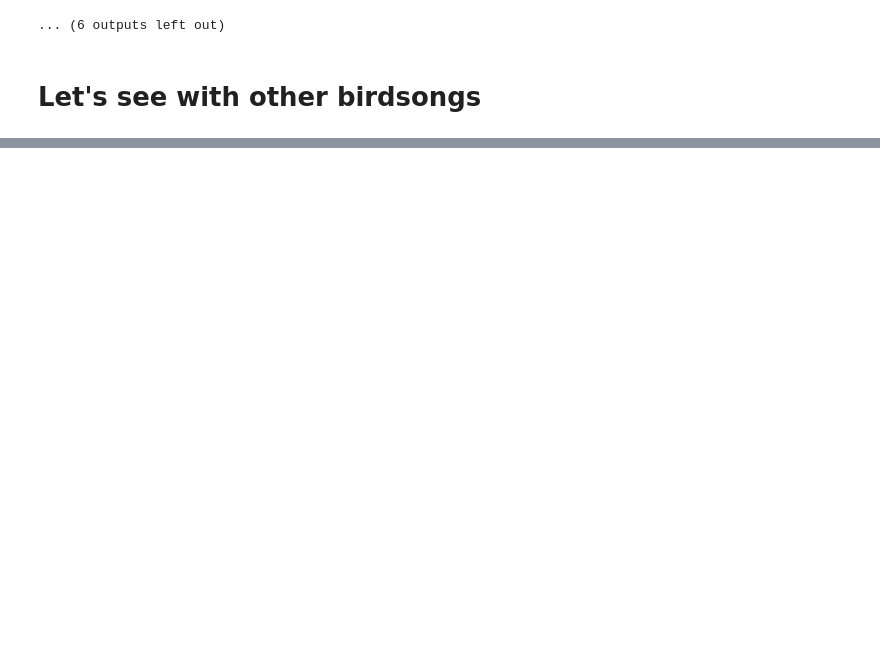
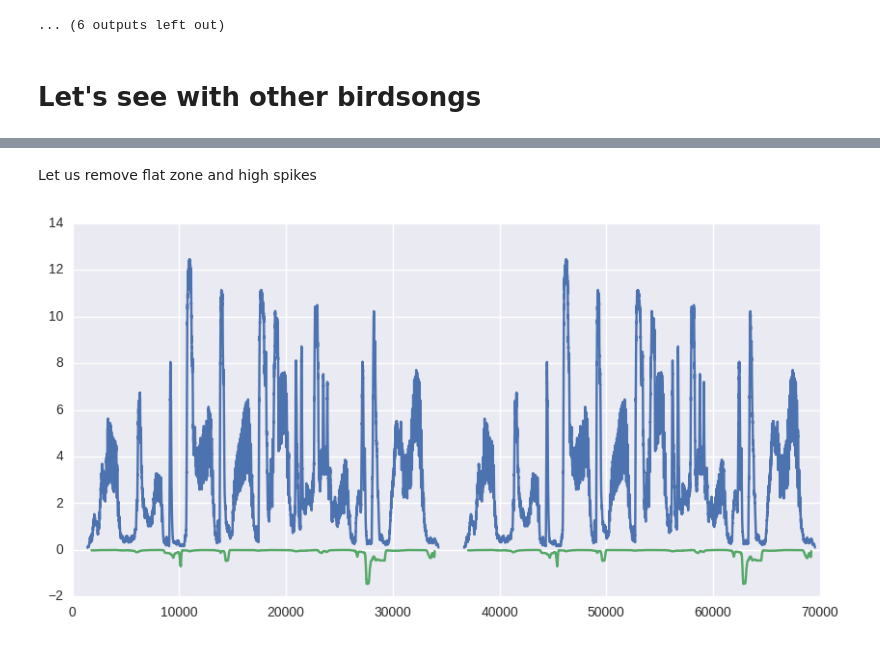
Before and after one commit to PaulEcoffet/birdsonglearningmodel, a Jupyter notebook: analysis/ba_example_analysis.ipynb, the cells around one changed output, grey strips where cells are left out. Cells and saved outputs as stored; diff of their text form; code cells hidden in the pictures; blank space fills up the shorter version.

```diff
--- a/analysis/ba_example_analysis.ipynb
+++ b/analysis/ba_example_analysis.ipynb
@@ -122,3 +132,5 @@ plt.show()
 How it should be according to BA
 
 ![fit in a nice way](pretty_fit_ab_spec.png)
+# %% [markdown]
+Let us remove flat zone and high spikes
@@ -125,2 +142,10 @@ How it should be according to BA
+# %%
+fig = plt.figure(figsize=(10, 5))
+ax = fig.gca()
+ax.plot(alpha)
+ax.plot(beta)
+plt.show(fig)
+# %% [output]
+[figure, added]
 # %%
 i = 0
```
Also changed, not shown: parts of 14 cells of this notebook.
